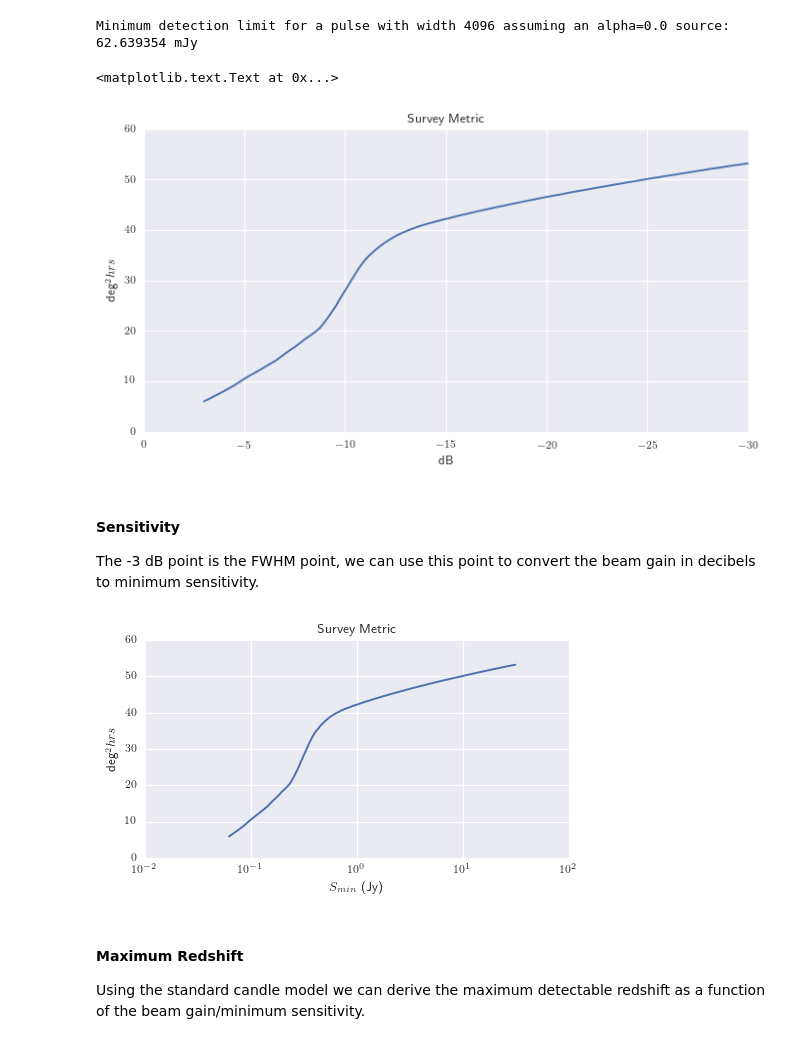
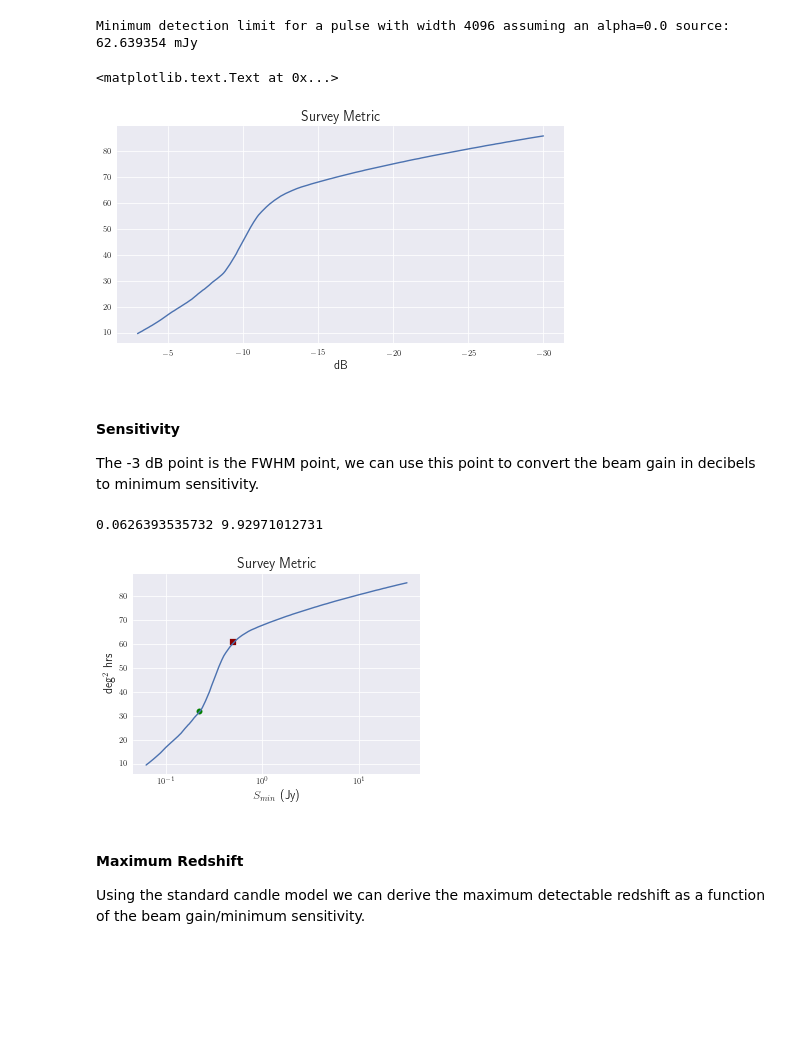
Before and after one commit to griffinfoster/alfaburst-initial-survey, a Jupyter notebook: notebooks/ALFABURST_Derived_FRB_Rates.ipynb, the cells around one changed output. Drawn from its saved outputs; the diff is of its cells as text; code cells hidden in the pictures; blank space fills up the shorter version.

```diff
--- a/notebooks/ALFABURST_Derived_FRB_Rates.ipynb
+++ b/notebooks/ALFABURST_Derived_FRB_Rates.ipynb
@@ -13,7 +13,7 @@ rc('text', usetex=True)
 plt.rcParams['figure.figsize'] = (10, 8)
 # %%
 sns.set()
-sns.set_context("paper")
+sns.set_context("paper", rc={"font.size":20, "axes.titlesize":14, "axes.labelsize":12})
 # %% [markdown]
 ## Preamble
 # %% [markdown]
@@ -57,0 +60,5 @@ Mean observing time: 322.189405 hours (Precent of total Obs time: 23.0%)
+# %%
+deltaObsTime = 706739. # seconds
+avgObsTime += deltaObsTime
+print 'Delta Observing time: %f hours'%(deltaObsTime / 3600.)
+print 'Observing time: %f hours'%(avgObsTime / 3600.)
@@ -115,8 +150,8 @@ For reference see:
 # From Minimum flux density detection, based on radiometer equation
 SEFD = 3. # Jy, SEFD of ALFA (main beam)
 threshold = 10. # SNR threshold of detection pipeline
-pulseWidth = 2.**(np.arange(0,7)) * 256. # us, expected pulse width
-#pulseWidth = np.array([256., 1024., 4096., 4.*4096]) # us, expected pulse width
+#pulseWidth = 2.**(np.arange(0,7)) * 256. # us, expected pulse width
+pulseWidth = np.array([256., 1024., 4096., 4.*4096]) # us, expected pulse width
 tRes = 256. # us, ALFABURST spectra time resolution
 dFactor = pulseWidth / tRes# decimation factor
 bw = 56. * 1e6 # ALFABURST effective bandwidth in Hz
@@ -125,8 +160,8 @@ sMin = SEFD * (threshold / np.sqrt(dFactor * (tRes * 1e-6) * bw))
 fObsMin = 1347e6 # ALFABURST 56 MHz bandwidth system min frequency
 fObsMax = 1403e6 # ALFABURST 56 MHz bandwidth system max frequency
 
-alphas = [-2., -1.1, 0., 1., 2.] # spectral indicies to model
-#alphas = [-1.4, 0., 1.4] # spectral indicies to model
+#alphas = [-2., -1.1, 0., 1., 2.] # spectral indicies to model
+alphas = [-1.4, 0., 1.4] # spectral indicies to model
 
 zMin = 0.01
 zMax = 7.997 # minimum z based on pointing and NE2001 from frb_search_volume.ipynb
@@ -223,9 +257,13 @@ idxArr = np.zeros((len(sMin),len(alphas)), dtype='int')
 #for sMinVal, pwVal in zip(sMin, pulseWidth):
 for smid, sMinVal in enumerate(sMin):
     pwVal = pulseWidth[smid]
-    plt.axhline(y=sMinVal, xmin=0.0, xmax=1.0, color=next(colors), linestyle="--", alpha=0.7, \
+    if pwVal > 1000.:
+        label='$S_{min}=$ %1.1f mJy (%.0f ms)'%(sMinVal*1000., pwVal/1000.)
+    else:
+        label='$S_{min}=$ %1.1f mJy (%.0f $\mu$s)'%(sMinVal*1000., pwVal)
+
+    plt.axhline(y=sMinVal, xmin=0.0, xmax=1.0, color=next(colors), linestyle="--", alpha=0.7, label=label)
                 #label='$S_{min}=$ %1.1f mJy (%.0f ms)'%(sMinVal*1000., pwVal/1000.))
-                label='$S_{min}=$ %1.1f mJy (%.0f $\mu$s)'%(sMinVal*1000., pwVal))
     for aid, alpha in enumerate(alphas):
         idx = np.argmin(np.abs(sPeakArr[aid] - sMinVal)) # array index of nearest sMin/alpha flux density crossing
         #print alpha, sMinVal, idx, zArr[idx]
@@ -240,5 +278,5 @@ plt.ylabel('Peak Flux Density (Jy)')
 plt.title('Redshift-SEFD Detection Relationship')
 plt.tight_layout()
 
-plt.savefig('fwhm_sefd_z_relation.pdf')
+plt.savefig('../figures/fwhm_sefd_z_relation.pdf')
 # %% [output]
@@ -613,25 +650,25 @@ Minimum detection limit for a pulse with width 4096 assuming an alpha=0.0 source
 # %%
 totalPix = float(xSize * ySize)
 totalCoverage = (xWidth / 60.) * (yWidth / 60.) # sky coverage of image in deg^2
 avgObsTimeHrs = avgObsTime / (60. * 60.) # hours
 
 steps = 256
 sensLevel = np.linspace(-3, -30, steps)
 surveyMetric = np.zeros(steps)
 for sid,sl in enumerate(sensLevel):
     nPix = len(dBbeamResp[np.where(dBbeamResp > sl)])
     surveyMetric[sid] = (nPix / totalPix) * totalCoverage * avgObsTimeHrs
 
 sns.set_style("darkgrid")
 fig = plt.figure(figsize=(8, 4)) # width, height
 plt.plot(sensLevel, surveyMetric)
 plt.gca().invert_xaxis()
 plt.xlabel('dB')
-plt.ylabel('deg^2 hrs')
+#plt.ylabel('deg^2 hrs')
 plt.title('Survey Metric')
 # %% [output]
 <matplotlib.text.Text at 0x...>
-[figure, old version]
+[figure, new version]
 # %% [markdown]
 #### Sensitivity
 
@@ -640,16 +677,22 @@ The -3 dB point is the FWHM point, we can use this point to convert the beam gai
 beamSmin = 1./(10.**(sensLevel/10.)) * 0.5 * fwhmSMin # 3 dB is at the 1/2 power point
 
 sns.set_style("darkgrid")
-fig = plt.figure(figsize=(5, 3)) # width, height
+fig = plt.figure(figsize=(5, 4)) # width, height
 plt.semilogx(beamSmin, surveyMetric)
+#plt.text(sMin[fwhmPWIdx], surveyMetricFWHM, 'x', verticalalignment='center', horizontalalignment='center')
+#plt.text(0.23, 32., '+', verticalalignment='center', horizontalalignment='center')
+plt.scatter(0.22, 32., color='green')
+plt.scatter(0.5, 61., color='darkred', marker='s')
 plt.xlabel('$S_{min}$ (Jy)')
-plt.ylabel('deg^2 hrs')
+plt.ylabel('deg$^2$ hrs')
 plt.title('Survey Metric')
 plt.tight_layout()
+print sMin[fwhmPWIdx], surveyMetricFWHM
 
-plt.savefig('full_survey_metric_sense.pdf')
+plt.savefig('../figures/full_survey_metric_sense.pdf')
 # %% [output]
+0.0626393535732 9.92971012731
-[figure, old version]
+[figure, new version]
 # %% [markdown]
 #### Maximum Redshift
 
```
Also changed, not shown: parts of 23 cells of this notebook, 1 other file.
